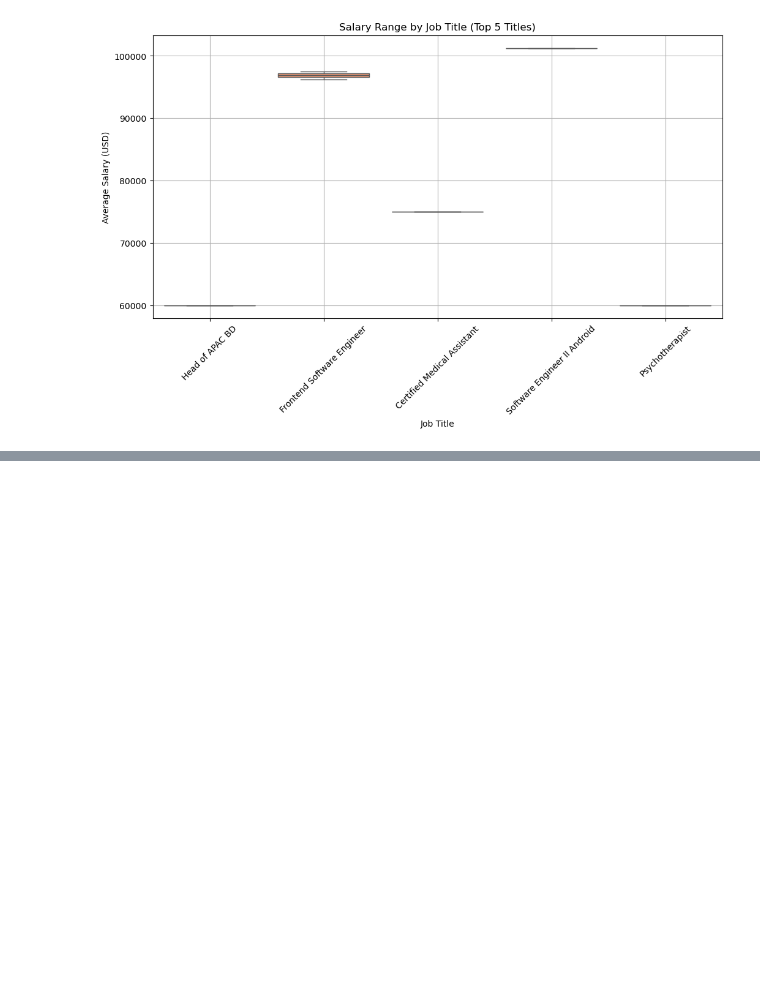
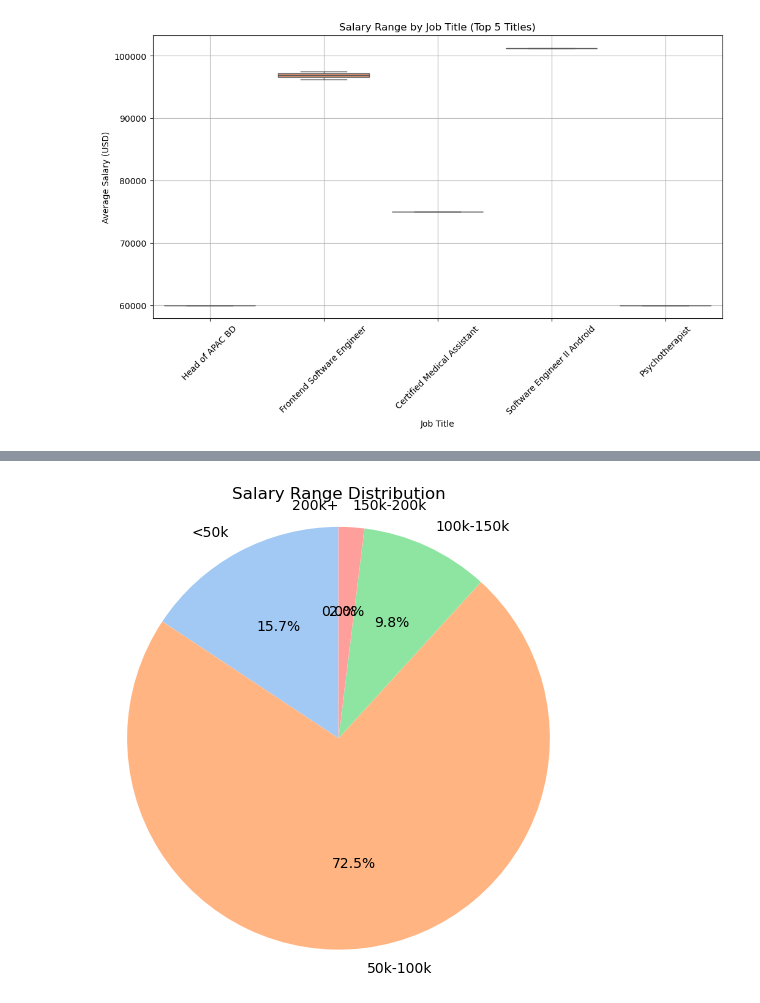
Before and after one commit to BorislavNedev/job-market-analysis, a Jupyter notebook: notebooks/salary_analysis.ipynb, the cells around one changed output, grey strips where cells are left out. Saved outputs shown, nothing was run; the diff lists cells and outputs as text; code cells hidden in the pictures; blank space fills up the shorter version.

```diff
--- a/notebooks/salary_analysis.ipynb
+++ b/notebooks/salary_analysis.ipynb
@@ -71,2 +139,27 @@ Passing `palette` without assigning `hue` is deprecated and will be removed in v
+# %%
+# ---------------------------------------------------
+# 🥧 Salary Range Buckets
+# ---------------------------------------------------
+# Define salary buckets
+bins = [0, 50000, 100000, 150000, 200000, float("inf")]
+labels = ["<50k", "50k-100k", "100k-150k", "150k-200k", "200k+"]
+
+df["Salary Bucket"] = pd.cut(df["avg_salary"], bins=bins, labels=labels)
+
+bucket_counts = df["Salary Bucket"].value_counts().sort_index()
+
+plt.figure(figsize=(6, 6))
+plt.pie(
+    bucket_counts,
+    labels=bucket_counts.index,
+    autopct='%1.1f%%',
+    startangle=90,
+    colors=sns.color_palette("pastel")[0:5]
+)
+plt.title("Salary Range Distribution")
+plt.axis("equal")
+plt.show()
+# %% [output]
+[figure, added]
 # %%
 # -----------------------------------------------
```
Also changed, not shown: parts of 5 cells of this notebook.
